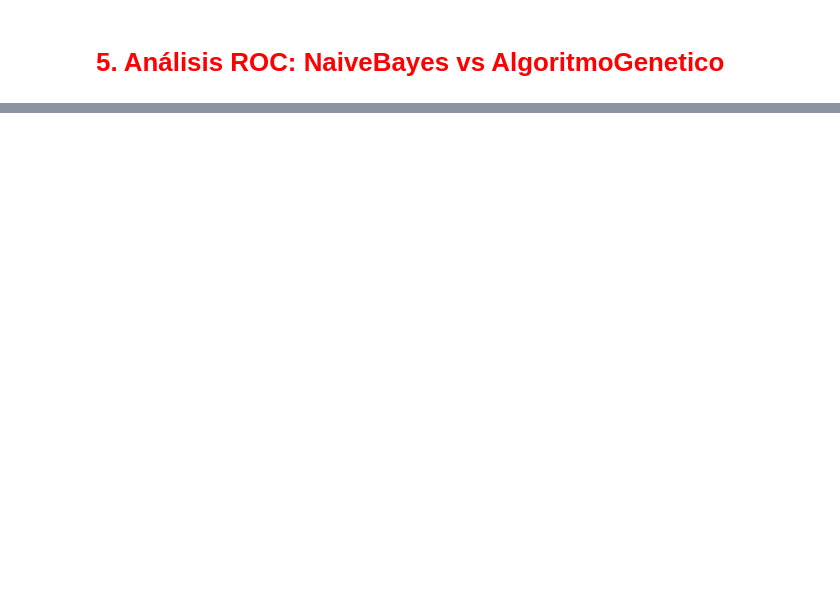
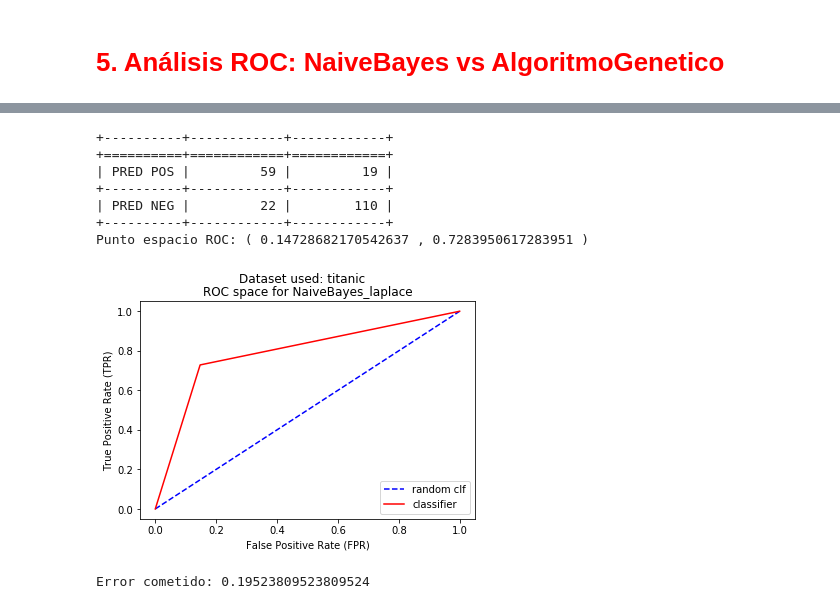
Before and after one commit to AlejandroSantorum/MachineLearning_Assignments, a Jupyter notebook: Assignment3/test_GA.ipynb, the cells around one changed output, grey strips where cells are left out. Drawn from its saved outputs; the diff is of its cells as text; code cells hidden in the pictures; blank space fills up the shorter version.

```diff
--- a/Assignment3/test_GA.ipynb
+++ b/Assignment3/test_GA.ipynb
@@ -1341,0 +1486,23 @@ print(np.mean(errores))
+# %%
+db_titanic_noOHE = Datos('../ConjuntosDatos/titanic.data', col_custom_dtypes={'Pclass':str, 'Age':str, 'Class':str})
+
+# Partición + Clasificador
+part_strat = EstrategiaParticionado.ValidacionSimple(percentage=0.8)
+NB = Clasificador.ClasificadorNaiveBayes(laplace=True)
+
+# ROC Análisis
+fpr, tpr = ROC_Analysis(db_titanic_noOHE, NB, part_strat)
+plot_ROC(fpr, tpr, clf_name='NaiveBayes_laplace', dataset_name='titanic')
+# %% [output]
++----------+------------+------------+
++==========+============+============+
+| PRED POS |         59 |         19 |
++----------+------------+------------+
+| PRED NEG |         22 |        110 |
++----------+------------+------------+
+Punto espacio ROC: ( 0.14728682170542637 , 0.7283950617283951 )
+[figure, added]
+# %%
+print('Error cometido:', (22+19)/(22+19+59+110))
+# %% [output]
+Error cometido: 0.19523809523809524
```
Also changed, not shown: parts of 69 cells of this notebook, 1 other file.
